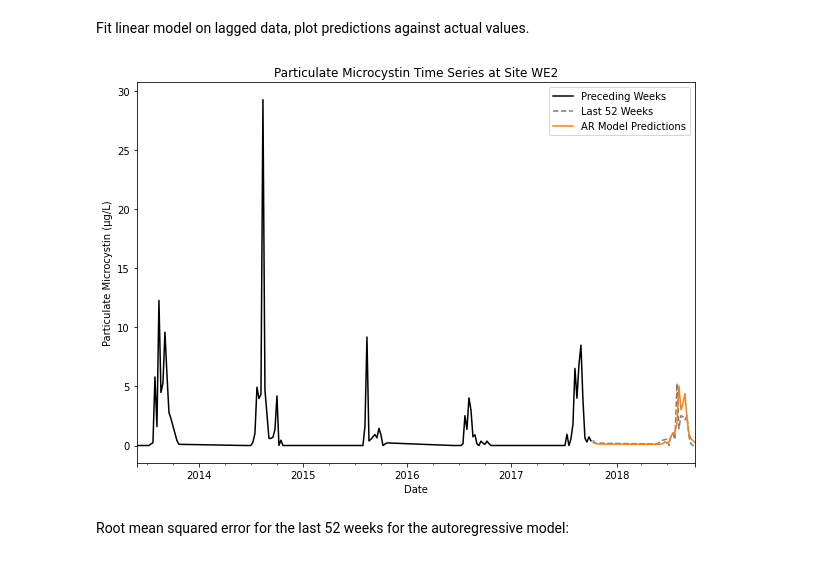
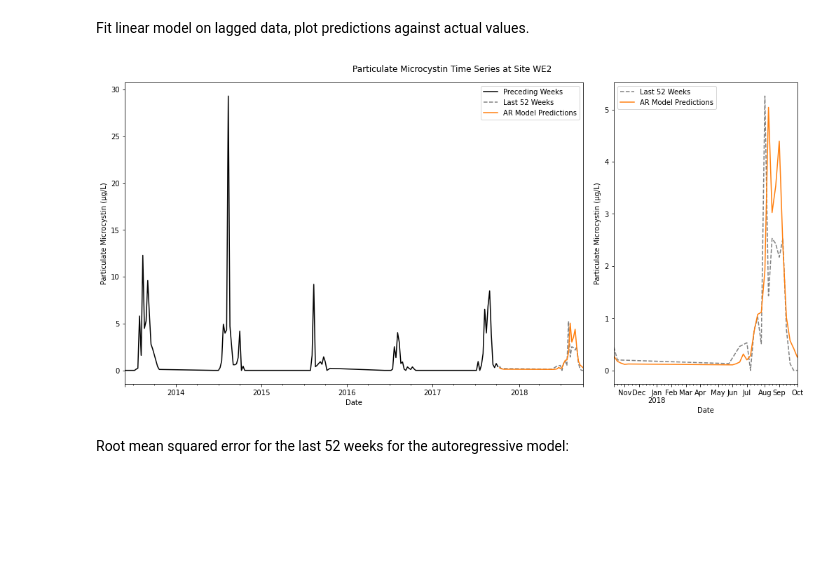
Before and after one commit to marbakes/pca-arima-fun, a Jupyter notebook: Data Processing & Modeling.ipynb, the cells around one changed output. Saved outputs shown, nothing was run; the diff lists cells and outputs as text; code cells hidden in the pictures; blank space fills up the shorter version.

```diff
--- a/Data Processing & Modeling.ipynb
+++ b/Data Processing & Modeling.ipynb
@@ -181,16 +183,22 @@ Fit linear model on lagged data, plot predictions against actual values.
 X_train = sm.add_constant(X_train)
 X_test = sm.add_constant(X_test)
 ar_model = sm.OLS(y_train, X_train).fit()
+# %%
+ar_preds = ar_model.predict(X_test)
 # %%
-plt.figure(figsize = (10, 7))
-ts['Particulate Microcystin (µg/L)'].head(ts.shape[0] - 52).plot(color = 'k', label = 'Preceding Weeks')
-ts['Particulate Microcystin (µg/L)'].tail(52).plot(color = 'gray', linestyle = '--', label = 'Last 52 Weeks')
-ar_model.predict(X_test).plot(color = 'tab:orange', label = 'AR Model Predictions')
-plt.title('Particulate Microcystin Time Series at Site WE2')
-plt.legend();
-plt.ylabel('Particulate Microcystin (µg/L)');
+fig = plt.figure(figsize = (14, 7), constrained_layout=True)
+spec5 = fig.add_gridspec(ncols=2, nrows=1, width_ratios=[5, 2], height_ratios=[1])
+ax1 = fig.add_subplot(spec5[0, 1])
+ax0 = fig.add_subplot(spec5[0, 0])
+ts['Particulate Microcystin (µg/L)'].head(ts.shape[0] - 52).plot(ax = ax0, color = 'k', label = 'Preceding Weeks')
+for ax in [ax0, ax1]:
+    ts['Particulate Microcystin (µg/L)'].tail(52).plot(ax = ax, color = 'gray', linestyle = '--', label = 'Last 52 Weeks')
+    ar_preds.plot(ax = ax, color = 'tab:orange', label = 'AR Model Predictions')
+    ax.set_ylabel('Particulate Microcystin (µg/L)');
+    ax.legend();
+plt.suptitle('Particulate Microcystin Time Series at Site WE2');
 # %% [output]
-[figure, old version]
+[figure, new version]
 # %% [markdown]
 Root mean squared error for the last 52 weeks for the autoregressive model:
 # %%
```
Also changed, not shown: parts of 14 cells of this notebook.
